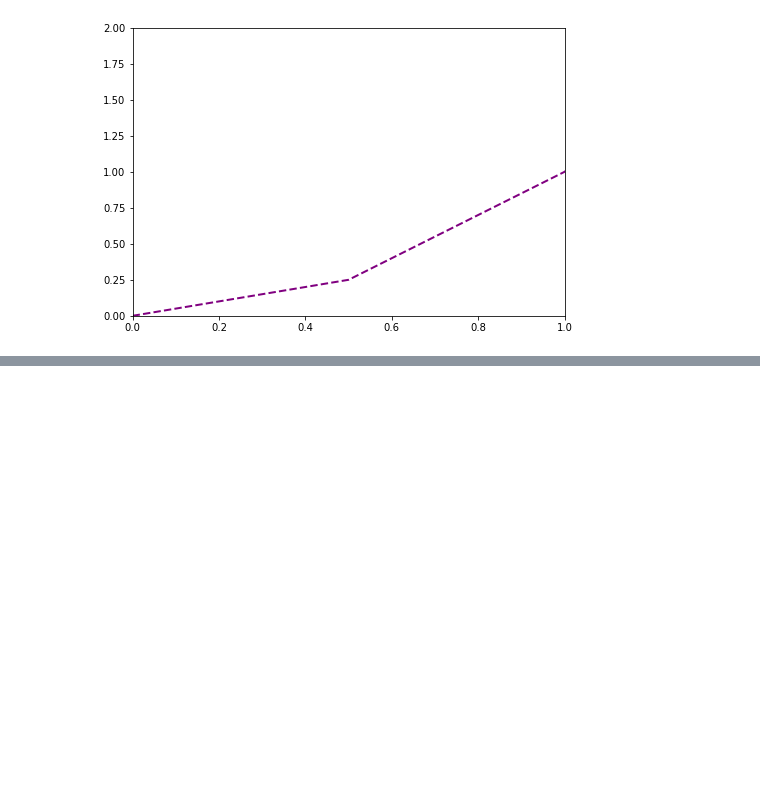
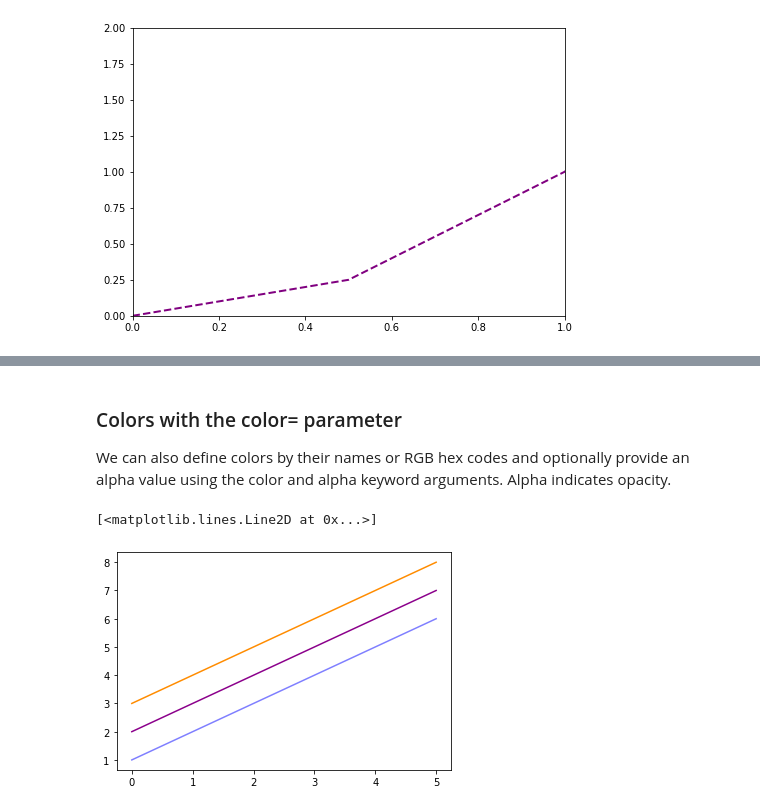
Before and after one commit to Soumajit2000/Data-science-notebooks, a Jupyter notebook: Matplotlib/Matplotlib.ipynb, the cells around one changed output, grey strips where cells are left out. Drawn from its saved outputs; the diff is of its cells as text; code cells hidden in the pictures; blank space fills up the shorter version.

Commit message:
added matplotlib styles

```diff
--- a/Matplotlib/Matplotlib.ipynb
+++ b/Matplotlib/Matplotlib.ipynb
@@ -148,0 +151,12 @@ plt.hist(data,histtype='bar', ec='black')
+# %% [markdown]
+### Colors with the color= parameter
+We can also define colors by their names or RGB hex codes and optionally provide an alpha value using the color and alpha keyword arguments. Alpha indicates opacity.
+# %%
+fig, ax = plt.subplots()
+
+ax.plot(x, x+1, color="blue", alpha=0.5) # half-transparant
+ax.plot(x, x+2, color="#8B008B")        # RGB hex code
+ax.plot(x, x+3, color="#FF8C00")        # RGB hex code
+# %% [output]
+[<matplotlib.lines.Line2D at 0x...>]
+[figure, added]
```
Also changed, not shown: parts of 7 cells of this notebook.
